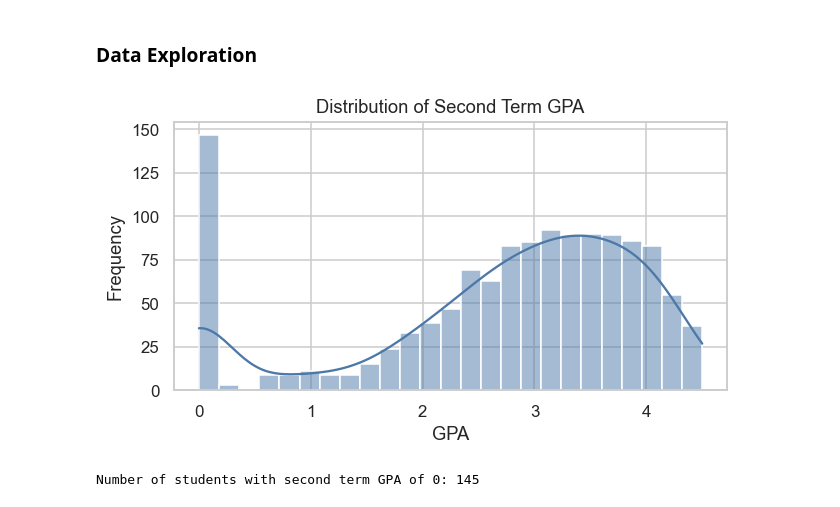
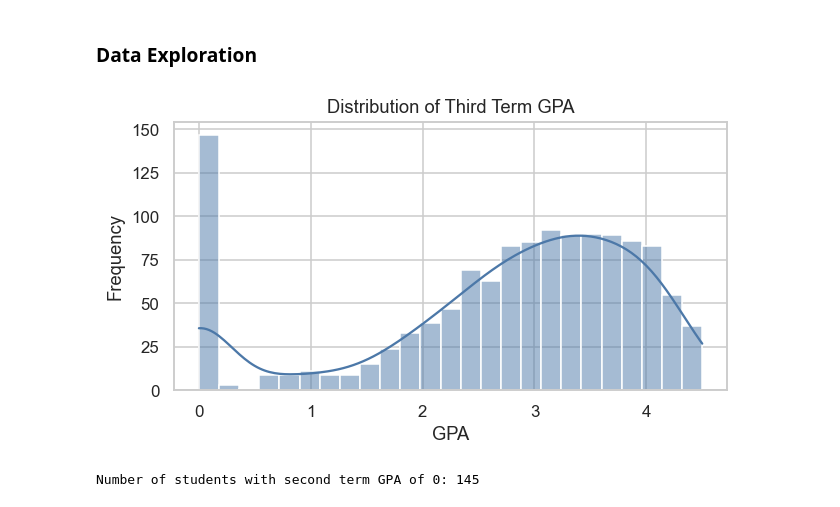
Before and after one commit to HaripriyaGounalan/student-success-predictor, a Jupyter notebook: second_term_gpa_regression/student_third_term_gpa_prediction_bayesian_imputation.ipynb, the cells around one changed output. Saved outputs shown, nothing was run; the diff lists cells and outputs as text; code cells hidden in the pictures.

```diff
--- a/second_term_gpa_regression/student_third_term_gpa_prediction_bayesian_imputation.ipynb
+++ b/second_term_gpa_regression/student_third_term_gpa_prediction_bayesian_imputation.ipynb
@@ -544,19 +544,19 @@ X = clean_df.drop(columns=["school", "third_term_gpa_proxy"]) # Drop school - un
 # %%
 # explorer = DataExplorer(structured_data_file)
 # explorer.run_full_analysis()
 
 # Analyze target variable distribution
 plt.figure(figsize=(6,3.5))
 
 sns.histplot(y, bins=25, kde=True, color="#4c78a8")
-plt.title("Distribution of Second Term GPA")
+plt.title("Distribution of Third Term GPA")
 plt.xlabel("GPA")
 plt.ylabel("Frequency")
 
 plt.tight_layout()
 plt.show()
 # %% [output]
-[figure, old version]
+[figure, new version]
 # %%
 # number of students have value 0 in second_term_gpa column
 num_zero_gpa = (y == 0).sum()
```
Also changed, not shown: 7 other files.
